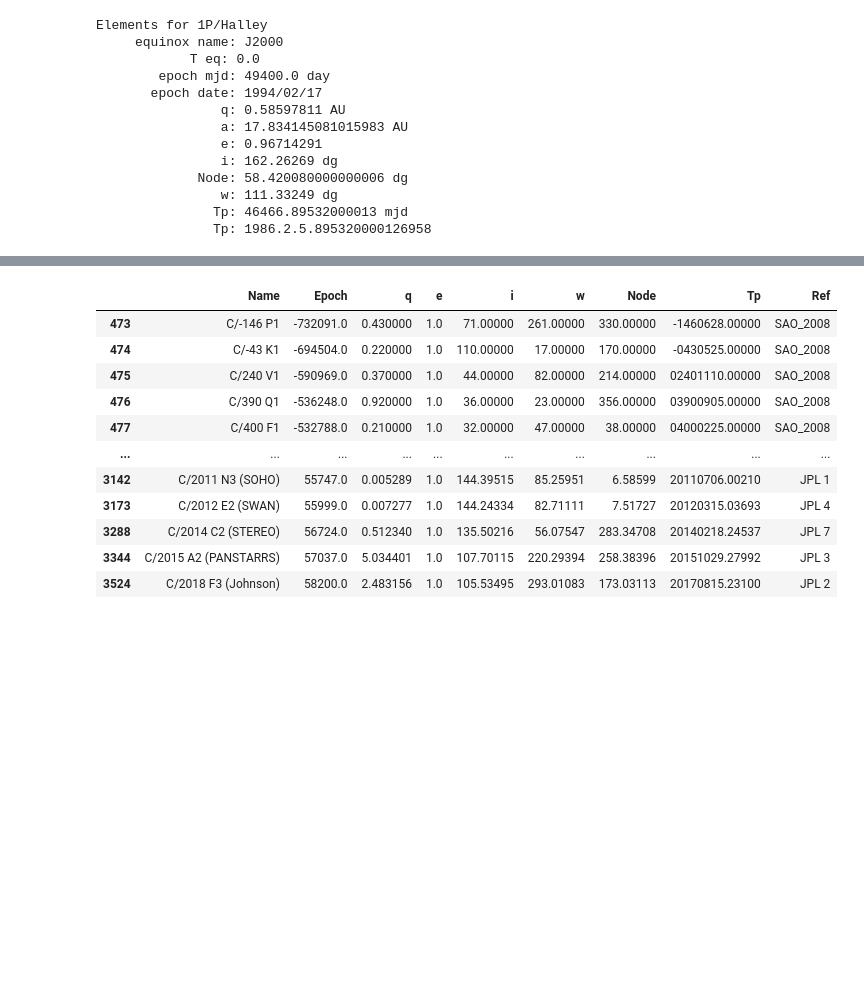
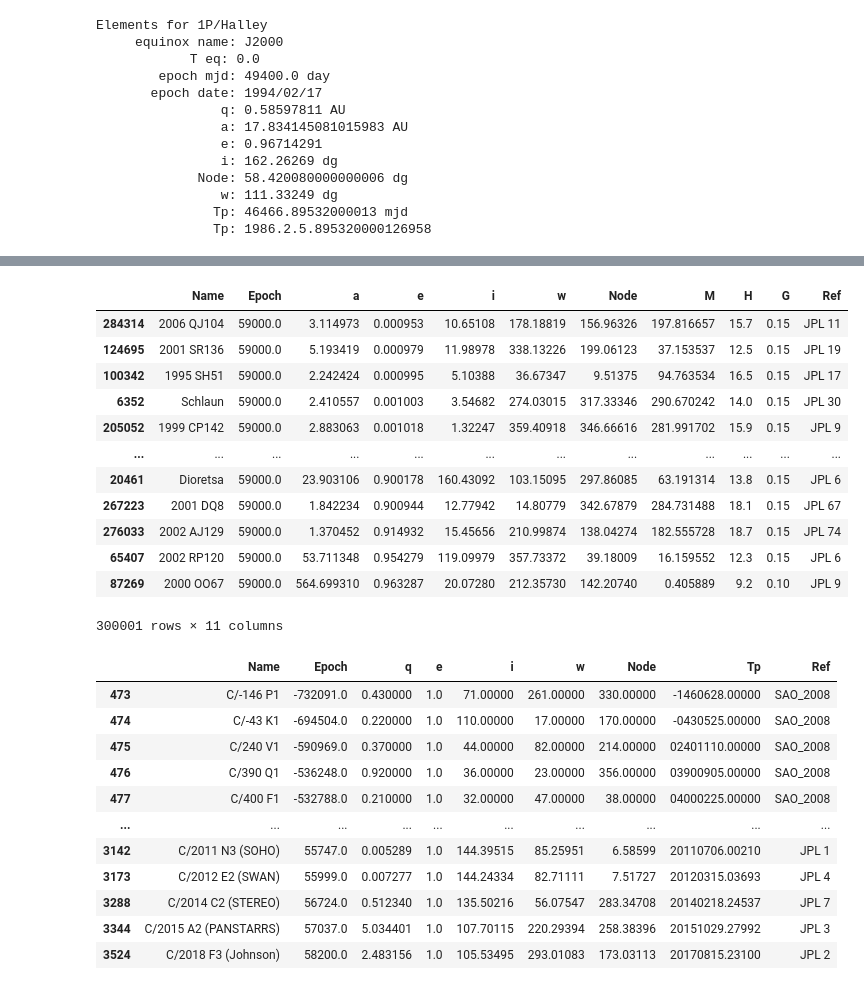
Before and after one commit to benitocm/my-orbits, a Jupyter notebook: notebooks/Testing.ipynb, the cells around one changed output, grey strips where cells are left out. Cells and saved outputs as stored; diff of their text form; code cells hidden in the pictures; blank space fills up the shorter version.

```diff
--- a/notebooks/Testing.ipynb
+++ b/notebooks/Testing.ipynb
@@ -121,3 +102,19 @@ dc.DF_COMETS.query("0.999 < e < 1.001")
+# %%
+dc.DF_BODIES.sort_values('e')
+# %% [output]
+|  | Name | Epoch | a | e | i | w | Node | M | H | G | Ref |
+| 284314 | 2006 QJ104 | 59000.0 | 3.114973 | 0.000953 | 10.65108 | 178.18819 | 156.96326 | 197.816657 | 15.7 | 0.15 | JPL 11 |
+| 124695 | 2001 SR136 | 59000.0 | 5.193419 | 0.000979 | 11.98978 | 338.13226 | 199.06123 | 37.153537 | 12.5 | 0.15 | JPL 19 |
+| 100342 | 1995 SH51 | 59000.0 | 2.242424 | 0.000995 | 5.10388 | 36.67347 | 9.51375 | 94.763534 | 16.5 | 0.15 | JPL 17 |
+| 6352 | Schlaun | 59000.0 | 2.410557 | 0.001003 | 3.54682 | 274.03015 | 317.33346 | 290.670242 | 14.0 | 0.15 | JPL 30 |
+| 205052 | 1999 CP142 | 59000.0 | 2.883063 | 0.001018 | 1.32247 | 359.40918 | 346.66616 | 281.991702 | 15.9 | 0.15 | JPL 9 |
+| ... | ... | ... | ... | ... | ... | ... | ... | ... | ... | ... | ... |
+| 20461 | Dioretsa | 59000.0 | 23.903106 | 0.900178 | 160.43092 | 103.15095 | 297.86085 | 63.191314 | 13.8 | 0.15 | JPL 6 |
+| 267223 | 2001 DQ8 | 59000.0 | 1.842234 | 0.900944 | 12.77942 | 14.80779 | 342.67879 | 284.731488 | 18.1 | 0.15 | JPL 67 |
+| 276033 | 2002 AJ129 | 59000.0 | 1.370452 | 0.914932 | 15.45656 | 210.99874 | 138.04274 | 182.555728 | 18.7 | 0.15 | JPL 74 |
+| 65407 | 2002 RP120 | 59000.0 | 53.711348 | 0.954279 | 119.09979 | 357.73372 | 39.18009 | 16.159552 | 12.3 | 0.15 | JPL 6 |
+| 87269 | 2000 OO67 | 59000.0 | 564.699310 | 0.963287 | 20.07280 | 212.35730 | 142.20740 | 0.405889 | 9.2 | 0.10 | JPL 9 |
+300001 rows × 11 columns
 # %%
 df[df.e==1.0]
 # %% [output]
```
Also changed, not shown: parts of 2 cells of this notebook, 8 other files.
